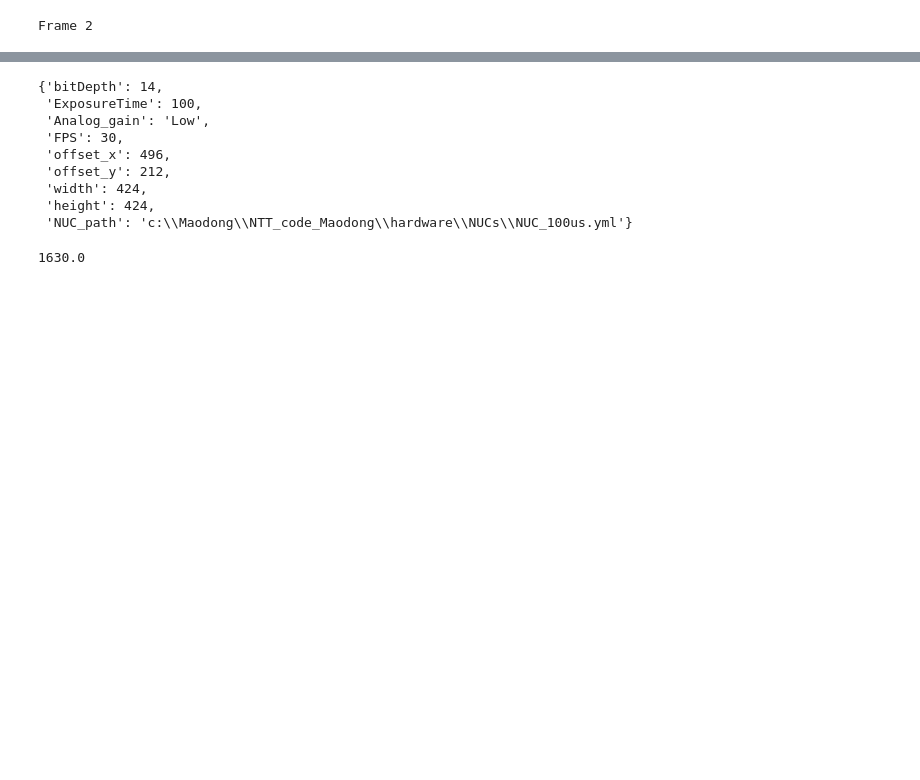
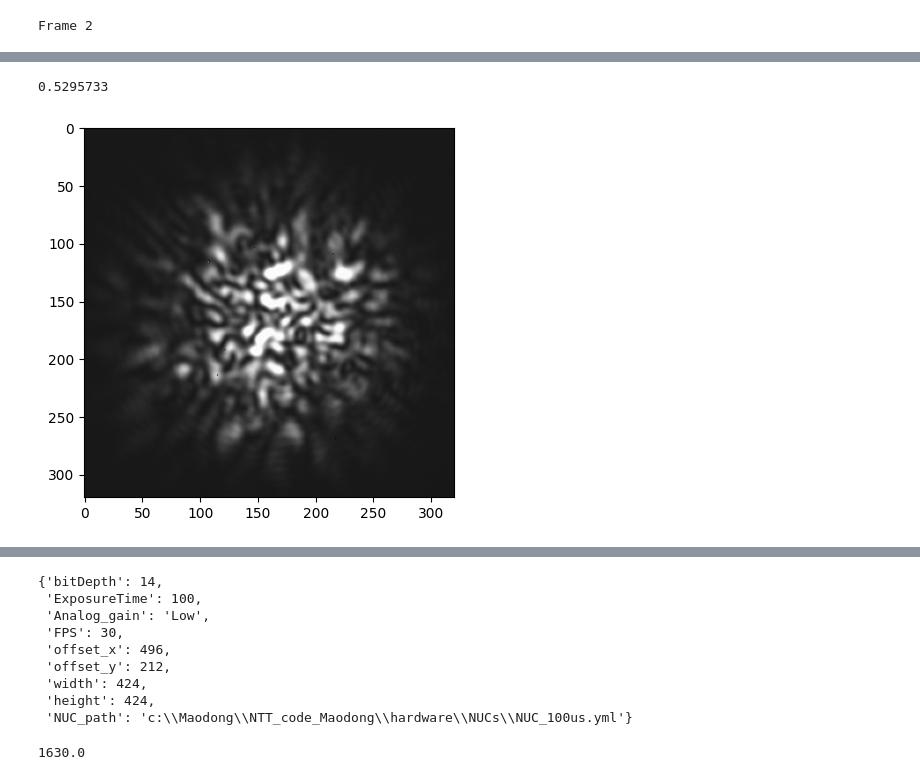
Before and after one commit to MaodongGao/NTT_code_Maodong, a Jupyter notebook: notebooks/check_speckle_pattern.ipynb, the cells around one changed output, grey strips where cells are left out. Drawn from its saved outputs; the diff is of its cells as text; code cells hidden in the pictures; blank space fills up the shorter version.

```diff
--- a/notebooks/check_speckle_pattern.ipynb
+++ b/notebooks/check_speckle_pattern.ipynb
@@ -81,0 +121,7 @@ Frame 2
+# %%
+tt = sc.collect_wl_pattern(1511.)
+plt.imshow(tt, cmap='gray')
+print(np.max(tt))
+# %% [output]
+0.5295733
+[figure, added]
```
Also changed, not shown: parts of 28 cells of this notebook, 5 other files.
